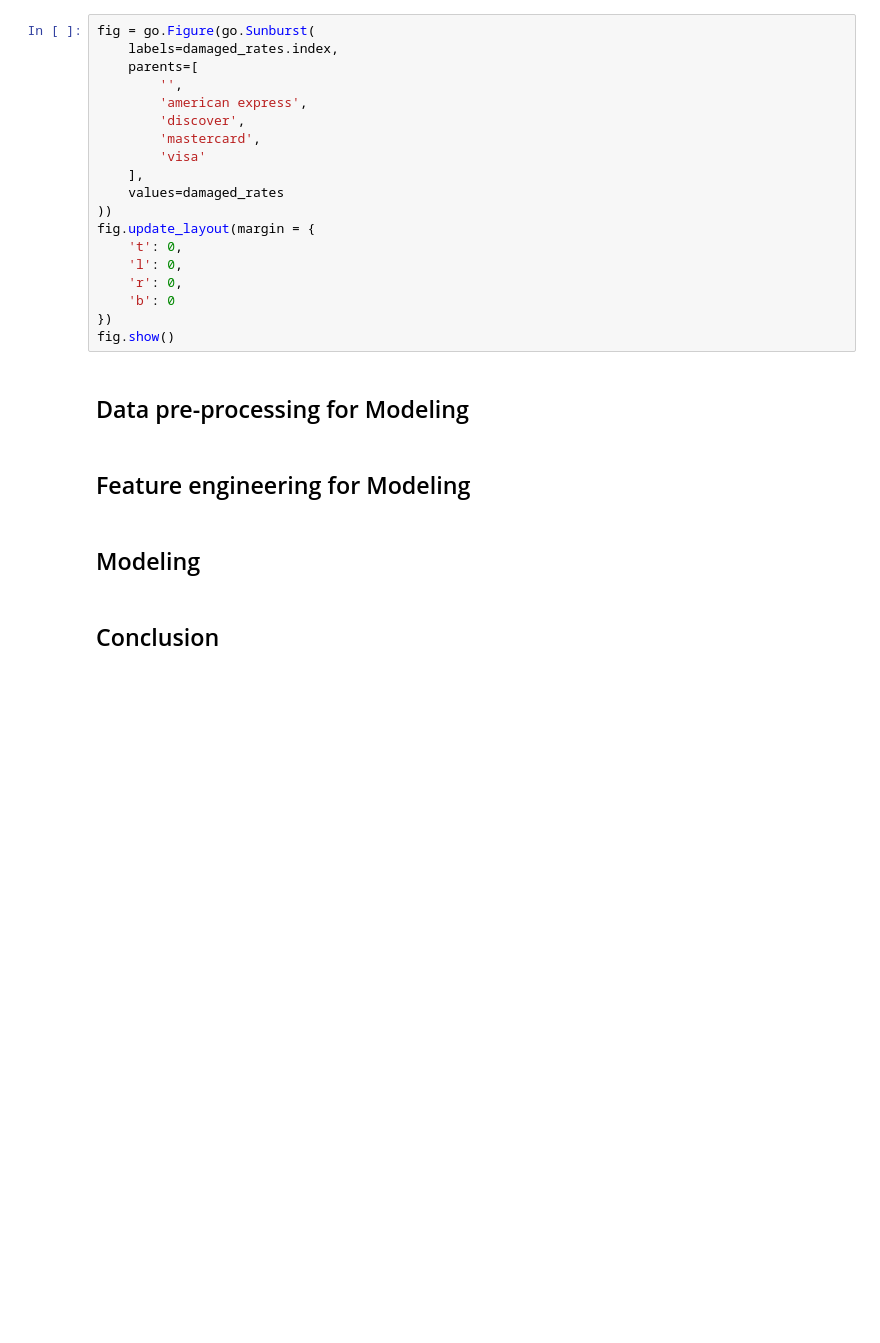
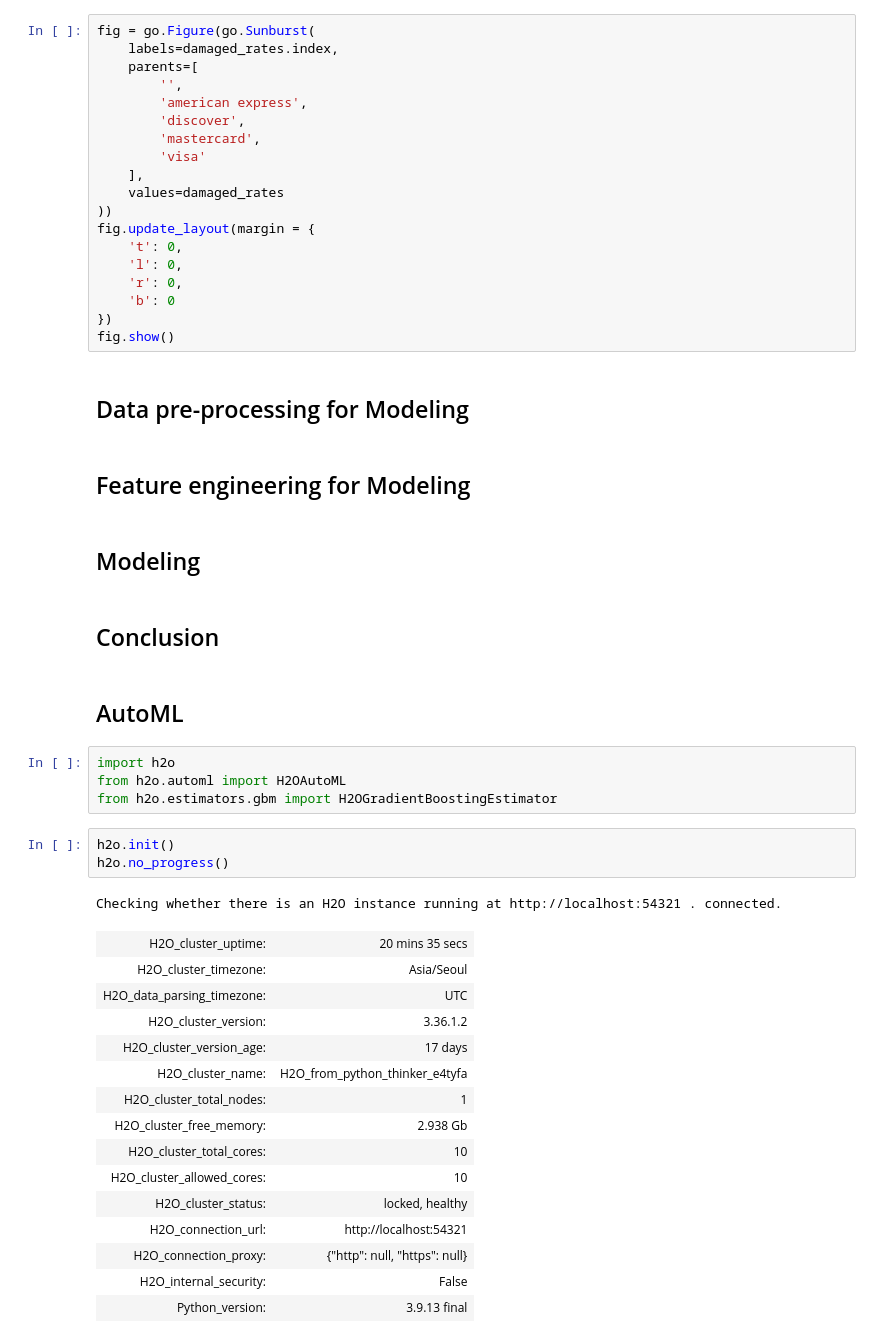
Before and after one commit to YI-Hongju/IEEE-CIS_Fraud_Detection, a Jupyter notebook: src/main.ipynb, the cells around one changed output. Drawn from its saved outputs; the diff is of its cells as text; blank space fills up the shorter version.

Commit message:
Pended main, Init automl: h2o

```diff
--- a/src/main.ipynb
+++ b/src/main.ipynb
@@ -491,3 +456,29 @@ fig.show()
 ## Modeling
 # %% [markdown]
 ## Conclusion
+# %% [markdown]
+## AutoML
+# %%
+import h2o
+from h2o.automl import H2OAutoML
+from h2o.estimators.gbm import H2OGradientBoostingEstimator
+# %%
+h2o.init()
+h2o.no_progress()
+# %% [output]
+Checking whether there is an H2O instance running at http://localhost:54321 . connected.
+| H2O_cluster_uptime: | 20 mins 35 secs |
+| H2O_cluster_timezone: | Asia/Seoul |
+| H2O_data_parsing_timezone: | UTC |
+| H2O_cluster_version: | 3.36.1.2 |
+| H2O_cluster_version_age: | 17 days |
+| H2O_cluster_name: | H2O_from_python_thinker_e4tyfa |
+| H2O_cluster_total_nodes: | 1 |
+| H2O_cluster_free_memory: | 2.938 Gb |
+| H2O_cluster_total_cores: | 10 |
+| H2O_cluster_allowed_cores: | 10 |
+| H2O_cluster_status: | locked, healthy |
+| H2O_connection_url: | http://localhost:54321 |
+| H2O_connection_proxy: | {"http": null, "https": null} |
+| H2O_internal_security: | False |
+| Python_version: | 3.9.13 final |
```
Also changed, not shown: parts of 10 cells of this notebook, 2 other files.
